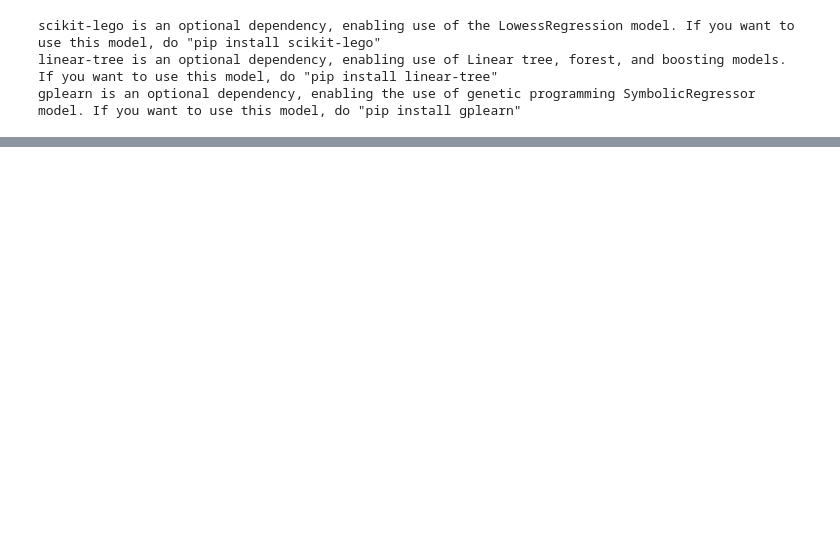
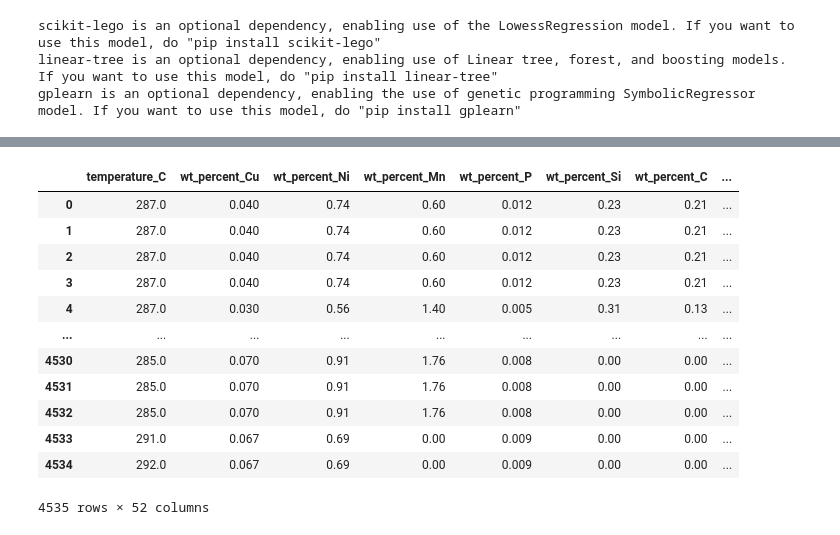
Before and after one commit to uw-cmg/RPV_model_benchmarking, a Jupyter notebook: RPV_model_benchmarking_notebook.ipynb, the cells around one changed output, grey strips where cells are left out. Cells and saved outputs as stored; diff of their text form; code cells hidden in the pictures; blank space fills up the shorter version.

```diff
--- a/RPV_model_benchmarking_notebook.ipynb
+++ b/RPV_model_benchmarking_notebook.ipynb
@@ -134,3 +122,19 @@ Could not find designated model type in scikit-learn model library. Note the oth
+# %%
+df
+# %% [output]
+|  | temperature_C | wt_percent_Cu | wt_percent_Ni | wt_percent_Mn | wt_percent_P | wt_percent_Si | wt_percent_C | ... |
+| 0 | 287.0 | 0.040 | 0.74 | 0.60 | 0.012 | 0.23 | 0.21 | ... |
+| 1 | 287.0 | 0.040 | 0.74 | 0.60 | 0.012 | 0.23 | 0.21 | ... |
+| 2 | 287.0 | 0.040 | 0.74 | 0.60 | 0.012 | 0.23 | 0.21 | ... |
+| 3 | 287.0 | 0.040 | 0.74 | 0.60 | 0.012 | 0.23 | 0.21 | ... |
+| 4 | 287.0 | 0.030 | 0.56 | 1.40 | 0.005 | 0.31 | 0.13 | ... |
+| ... | ... | ... | ... | ... | ... | ... | ... | ... |
+| 4530 | 285.0 | 0.070 | 0.91 | 1.76 | 0.008 | 0.00 | 0.00 | ... |
+| 4531 | 285.0 | 0.070 | 0.91 | 1.76 | 0.008 | 0.00 | 0.00 | ... |
+| 4532 | 285.0 | 0.070 | 0.91 | 1.76 | 0.008 | 0.00 | 0.00 | ... |
+| 4533 | 291.0 | 0.067 | 0.69 | 0.00 | 0.009 | 0.00 | 0.00 | ... |
+| 4534 | 292.0 | 0.067 | 0.69 | 0.00 | 0.009 | 0.00 | 0.00 | ... |
+4535 rows × 52 columns
 # %%
 # Just keep high fluence data and save the preds file
 
```
Also changed, not shown: parts of 10 cells of this notebook.
